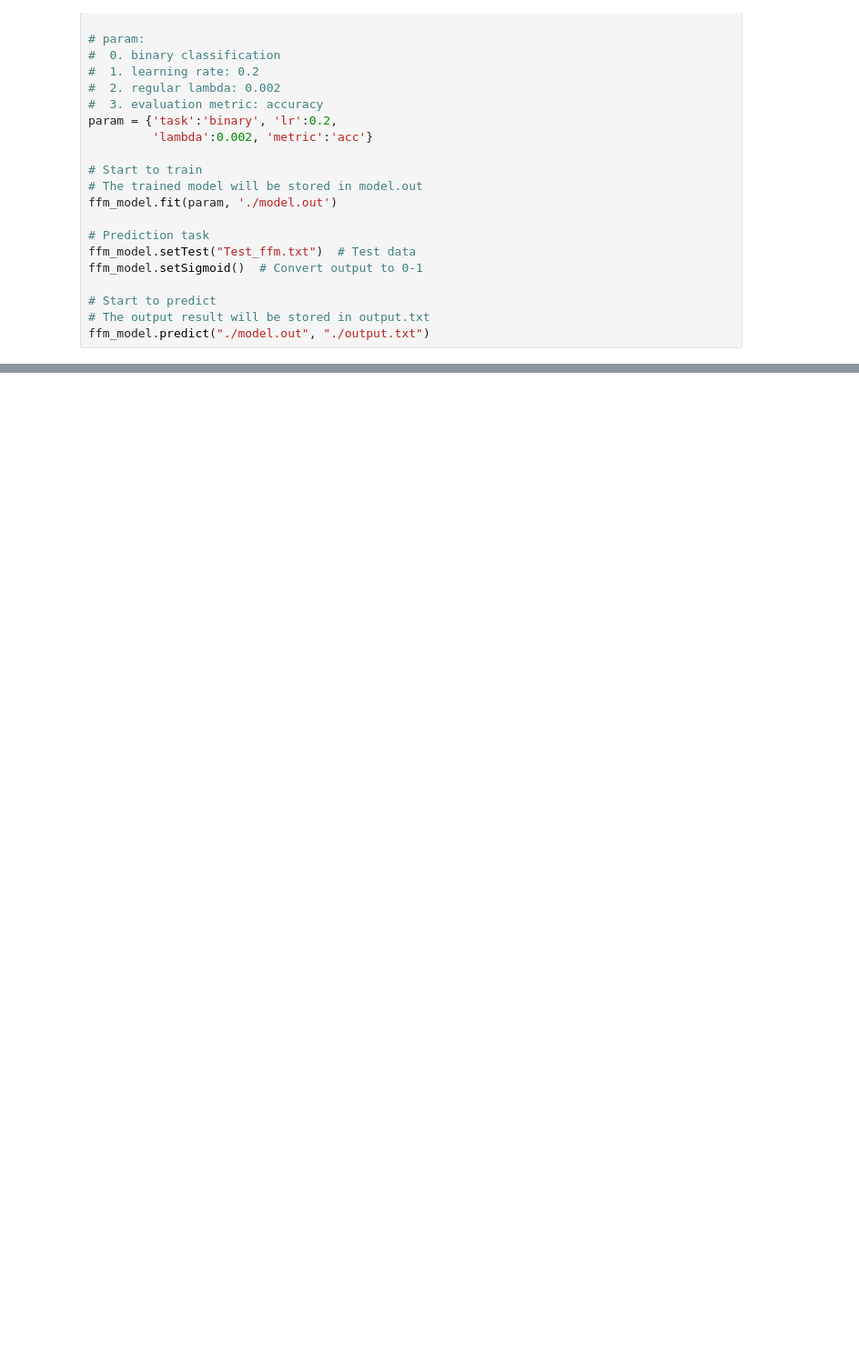
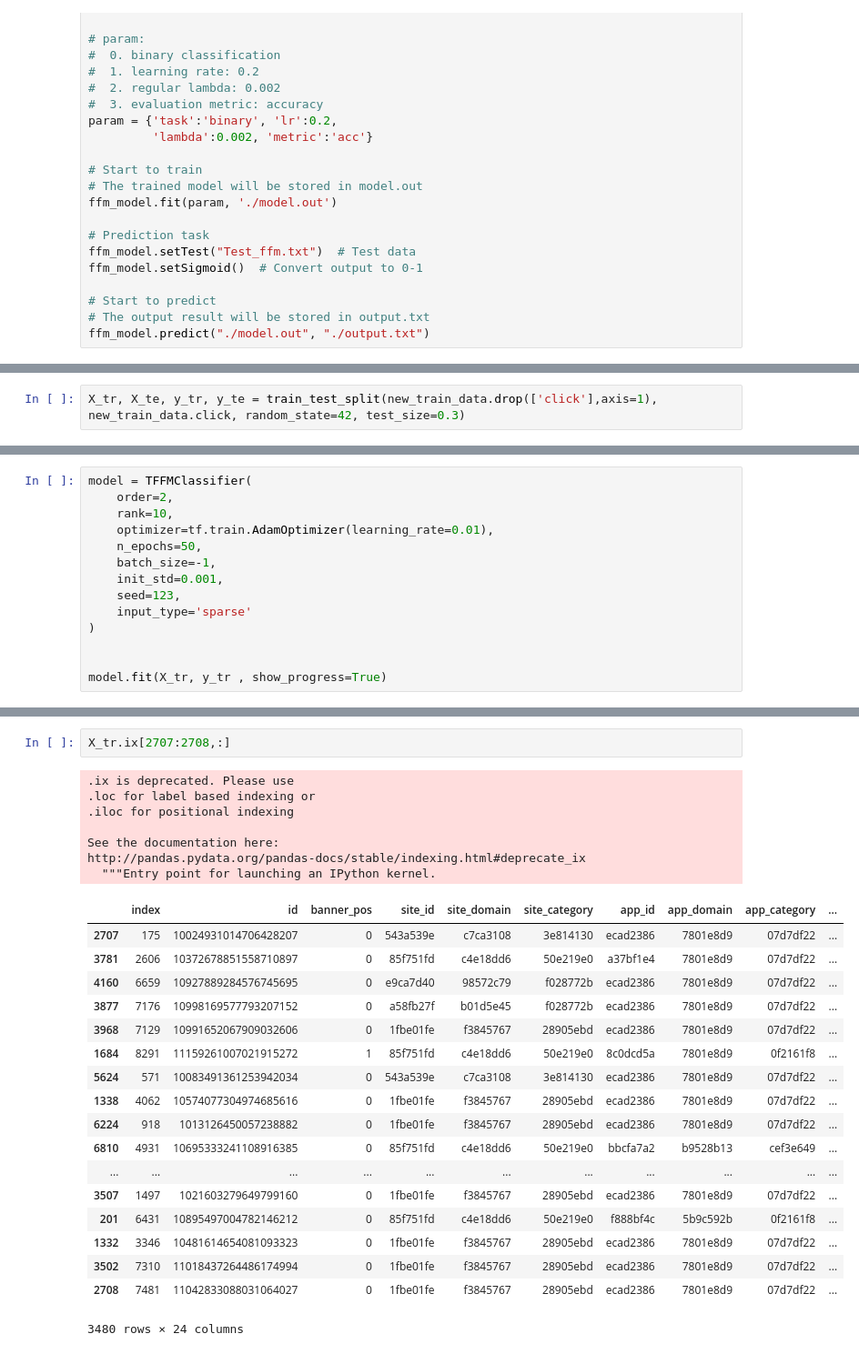
Before and after one commit to TAICHUCHUN/Rec_Learning, a Jupyter notebook: Jessicaliao/Avazu_test.ipynb, the cells around one changed output, grey strips where cells are left out. Shown at 91% size. Saved outputs shown, nothing was run; the diff lists cells and outputs as text; blank space fills up the shorter version.

```diff
--- a/Jessicaliao/Avazu_test.ipynb
+++ b/Jessicaliao/Avazu_test.ipynb
@@ -273,0 +278,2 @@ def convert_to_ffm(df,type,numerics,categories,features):
+# %%
+X_tr, X_te, y_tr, y_te = train_test_split(new_train_data.drop(['click'],axis=1), new_train_data.click, random_state=42, test_size=0.3)
@@ -273,0 +289,14 @@ def convert_to_ffm(df,type,numerics,categories,features):
+# %%
+model = TFFMClassifier(
+    order=2,
+    rank=10,
+    optimizer=tf.train.AdamOptimizer(learning_rate=0.01),
+    n_epochs=50,
+    batch_size=-1,
+    init_std=0.001,
+    seed=123,
+    input_type='sparse'
+)
+
+
+model.fit(X_tr, y_tr , show_progress=True)
@@ -273,0 +314,28 @@ def convert_to_ffm(df,type,numerics,categories,features):
+# %%
+X_tr.ix[2707:2708,:]
+# %% [output]
+.ix is deprecated. Please use
+.loc for label based indexing or
+.iloc for positional indexing
+
+See the documentation here:
+http://pandas.pydata.org/pandas-docs/stable/indexing.html#deprecate_ix
+  """Entry point for launching an IPython kernel.
+|  | index | id | banner_pos | site_id | site_domain | site_category | app_id | app_domain | app_category | ... |
+| 2707 | 175 | 10024931014706428207 | 0 | 543a539e | c7ca3108 | 3e814130 | ecad2386 | 7801e8d9 | 07d7df22 | ... |
+| 3781 | 2606 | 10372678851558710897 | 0 | 85f751fd | c4e18dd6 | 50e219e0 | a37bf1e4 | 7801e8d9 | 07d7df22 | ... |
+| 4160 | 6659 | 10927889284576745695 | 0 | e9ca7d40 | 98572c79 | f028772b | ecad2386 | 7801e8d9 | 07d7df22 | ... |
+| 3877 | 7176 | 10998169577793207152 | 0 | a58fb27f | b01d5e45 | f028772b | ecad2386 | 7801e8d9 | 07d7df22 | ... |
+| 3968 | 7129 | 10991652067909032606 | 0 | 1fbe01fe | f3845767 | 28905ebd | ecad2386 | 7801e8d9 | 07d7df22 | ... |
+| 1684 | 8291 | 11159261007021915272 | 1 | 85f751fd | c4e18dd6 | 50e219e0 | 8c0dcd5a | 7801e8d9 | 0f2161f8 | ... |
+| 5624 | 571 | 10083491361253942034 | 0 | 543a539e | c7ca3108 | 3e814130 | ecad2386 | 7801e8d9 | 07d7df22 | ... |
+| 1338 | 4062 | 10574077304974685616 | 0 | 1fbe01fe | f3845767 | 28905ebd | ecad2386 | 7801e8d9 | 07d7df22 | ... |
+| 6224 | 918 | 1013126450057238882 | 0 | 1fbe01fe | f3845767 | 28905ebd | ecad2386 | 7801e8d9 | 07d7df22 | ... |
+| 6810 | 4931 | 10695333241108916385 | 0 | 85f751fd | c4e18dd6 | 50e219e0 | bbcfa7a2 | b9528b13 | cef3e649 | ... |
+| ... | ... | ... | ... | ... | ... | ... | ... | ... | ... | ... |
+| 3507 | 1497 | 1021603279649799160 | 0 | 1fbe01fe | f3845767 | 28905ebd | ecad2386 | 7801e8d9 | 07d7df22 | ... |
+| 201 | 6431 | 10895497004782146212 | 0 | 85f751fd | c4e18dd6 | 50e219e0 | f888bf4c | 5b9c592b | 0f2161f8 | ... |
+| 1332 | 3346 | 10481614654081093323 | 0 | 1fbe01fe | f3845767 | 28905ebd | ecad2386 | 7801e8d9 | 07d7df22 | ... |
+| 3502 | 7310 | 11018437264486174994 | 0 | 1fbe01fe | f3845767 | 28905ebd | ecad2386 | 7801e8d9 | 07d7df22 | ... |
+| 2708 | 7481 | 11042833088031064027 | 0 | 1fbe01fe | f3845767 | 28905ebd | ecad2386 | 7801e8d9 | 07d7df22 | ... |
+3480 rows × 24 columns
```
Also changed, not shown: parts of 8 cells of this notebook.
